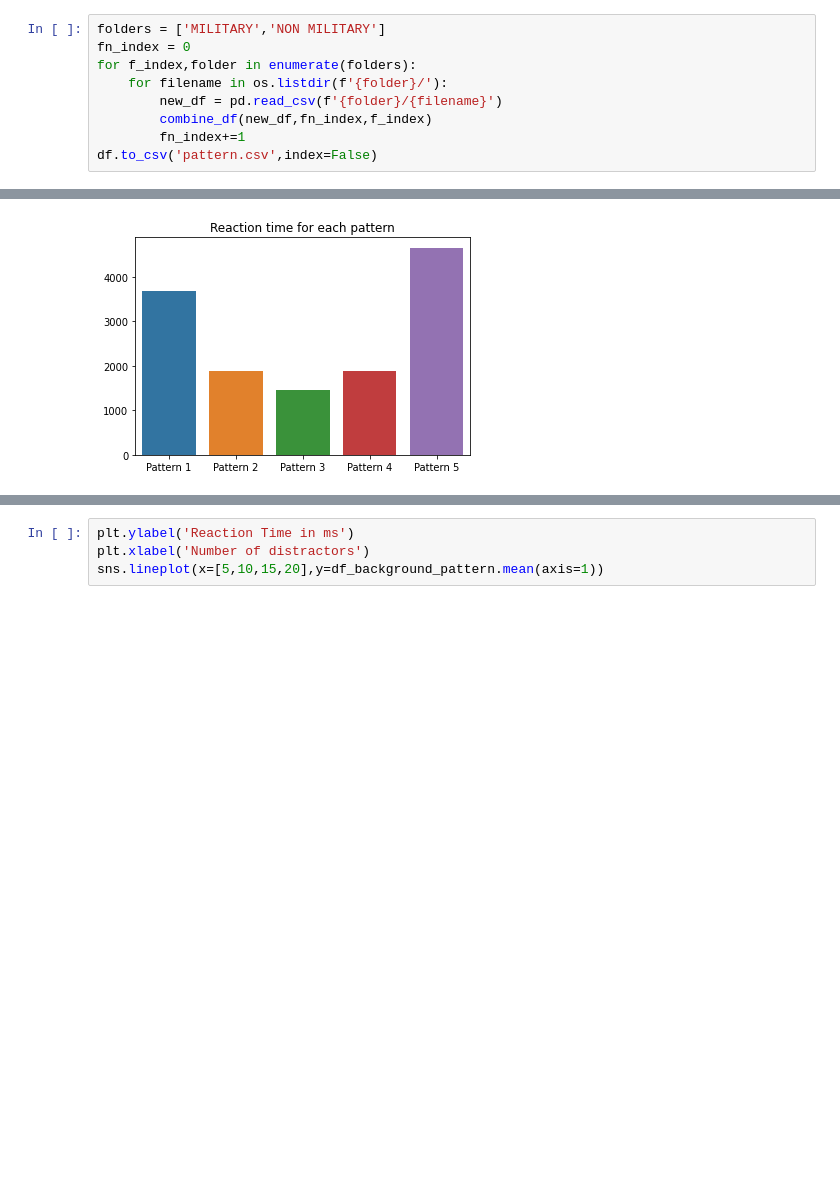
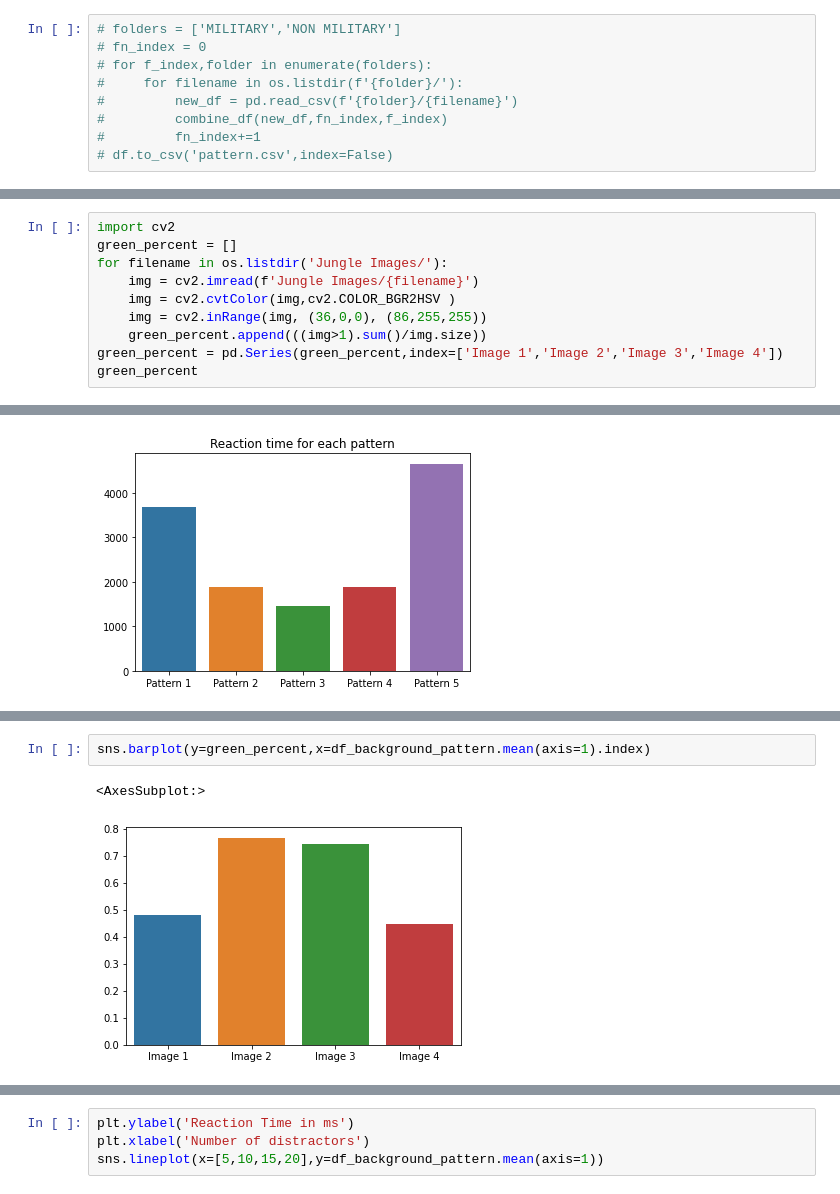
Before and after one commit to kurkurzz/reaction-time-analysis, a Jupyter notebook: analyse_reaction_time.ipynb, the cells around one changed output, grey strips where cells are left out. Cells and saved outputs as stored; diff of their text form; blank space fills up the shorter version.

```diff
--- a/analyse_reaction_time.ipynb
+++ b/analyse_reaction_time.ipynb
@@ -25,12 +25,12 @@ def combine_df(new_df,index,is_military):
 # %%
-folders = ['MILITARY','NON MILITARY']
-fn_index = 0
-for f_index,folder in enumerate(folders):
-    for filename in os.listdir(f'{folder}/'):
-        new_df = pd.read_csv(f'{folder}/{filename}')
-        combine_df(new_df,fn_index,f_index)
-        fn_index+=1
-df.to_csv('pattern.csv',index=False)
+# folders = ['MILITARY','NON MILITARY']
+# fn_index = 0
+# for f_index,folder in enumerate(folders):
+#     for filename in os.listdir(f'{folder}/'):
+#         new_df = pd.read_csv(f'{folder}/{filename}')
+#         combine_df(new_df,fn_index,f_index)
+#         fn_index+=1
+# df.to_csv('pattern.csv',index=False)
 # %%
 df = pd.read_csv('pattern.csv')
 # %%
@@ -146,0 +147,10 @@ df_background_pattern
+# %%
+import cv2
+green_percent = []
+for filename in os.listdir('Jungle Images/'):
+    img = cv2.imread(f'Jungle Images/{filename}')
+    img = cv2.cvtColor(img,cv2.COLOR_BGR2HSV )
+    img = cv2.inRange(img, (36,0,0), (86,255,255))
+    green_percent.append(((img>1).sum()/img.size))
+green_percent = pd.Series(green_percent,index=['Image 1','Image 2','Image 3','Image 4'])
+green_percent
@@ -167,0 +185,5 @@ sns.barplot(y=df_background_pattern.mean(axis=1),x=df_background_pattern.mean(ax
+# %%
+sns.barplot(y=green_percent,x=df_background_pattern.mean(axis=1).index)
+# %% [output]
+<AxesSubplot:>
+[figure, added]
```
Also changed, not shown: parts of 7 cells of this notebook.
